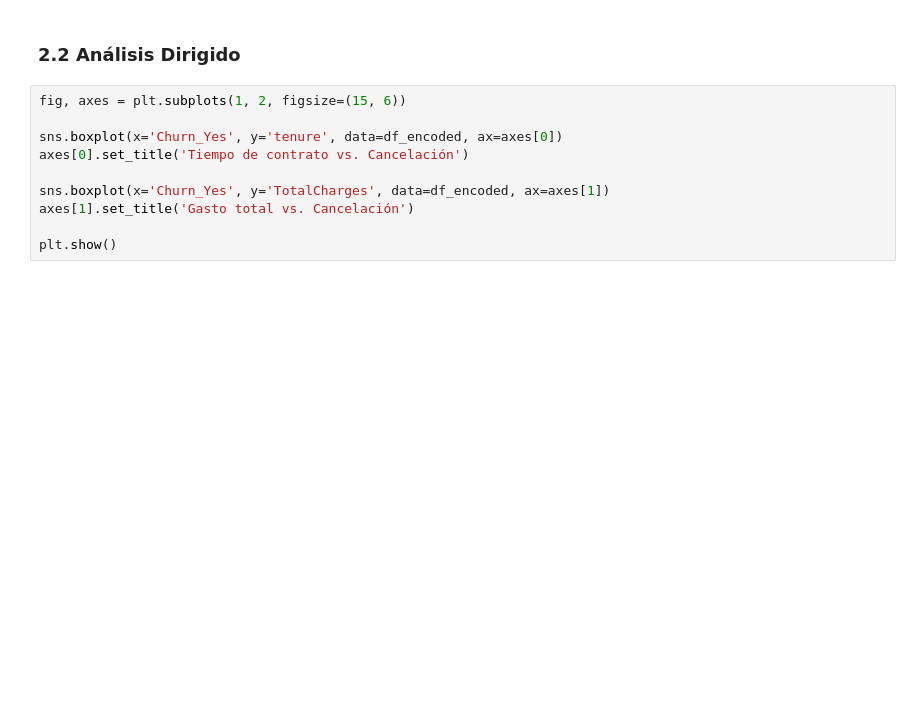
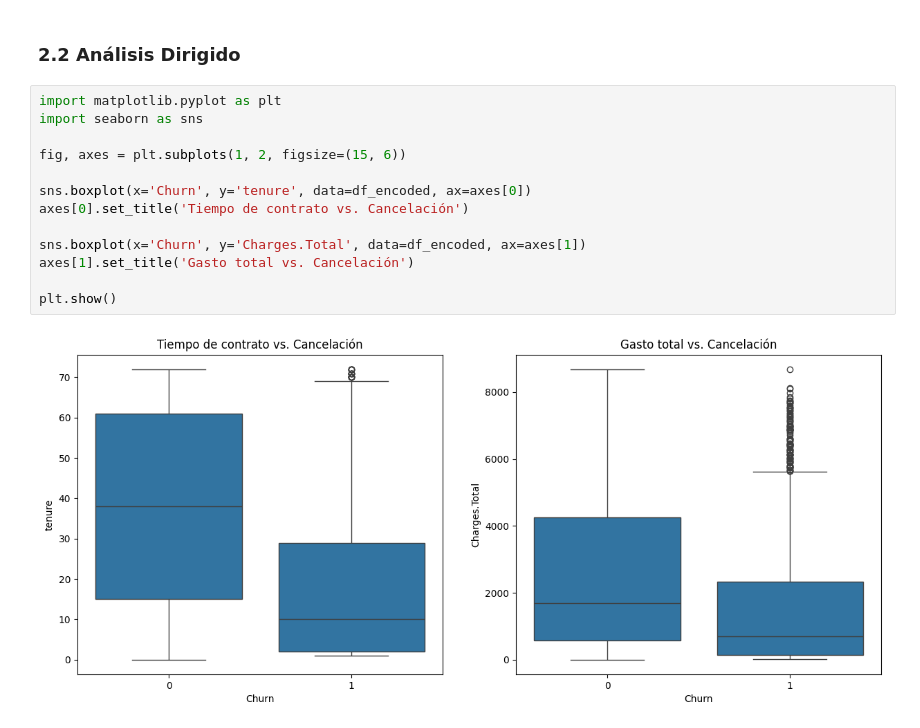
Before and after one commit to AxelFPAceves/CHALLENGE-TELECOM-X-2DA-PARTE, a Jupyter notebook: TelecomX_LATAM.ipynb, the cells around one changed output. Drawn from its saved outputs; the diff is of its cells as text; blank space fills up the shorter version.

```diff
--- a/TelecomX_LATAM.ipynb
+++ b/TelecomX_LATAM.ipynb
@@ -143,12 +145,17 @@ plt.show()
 # %% [markdown]
 ### 2.2 Análisis Dirigido
 # %%
+import matplotlib.pyplot as plt
+import seaborn as sns
+
 fig, axes = plt.subplots(1, 2, figsize=(15, 6))
 
-sns.boxplot(x='Churn_Yes', y='tenure', data=df_encoded, ax=axes[0])
+sns.boxplot(x='Churn', y='tenure', data=df_encoded, ax=axes[0])
 axes[0].set_title('Tiempo de contrato vs. Cancelación')
 
-sns.boxplot(x='Churn_Yes', y='TotalCharges', data=df_encoded, ax=axes[1])
+sns.boxplot(x='Churn', y='Charges.Total', data=df_encoded, ax=axes[1])
 axes[1].set_title('Gasto total vs. Cancelación')
 
 plt.show()
+# %% [output]
+[figure, added]
```
Also changed, not shown: parts of 1 cell of this notebook.
